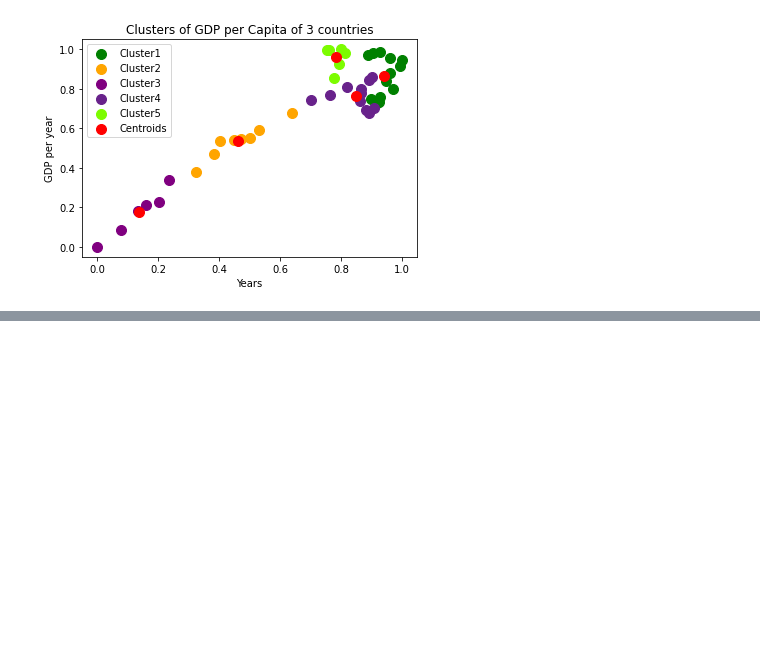
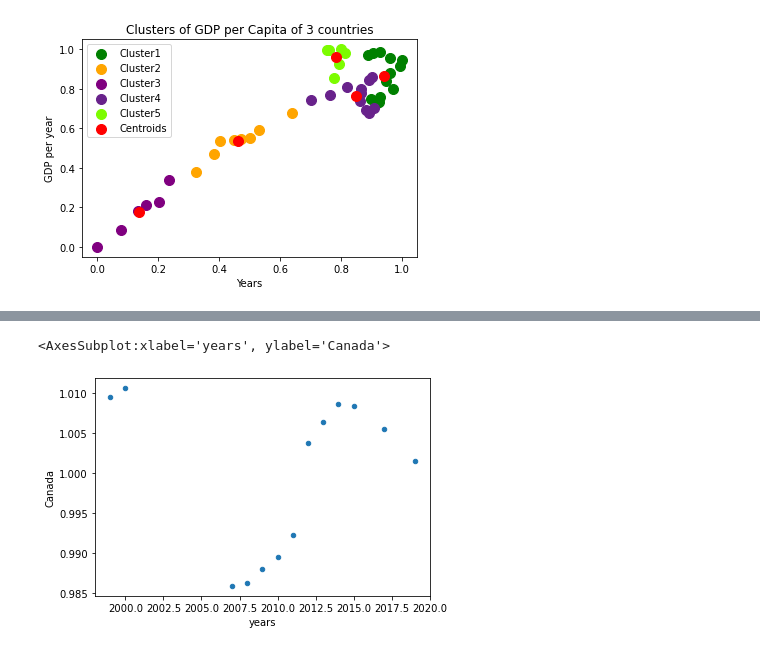
Before and after one commit to puneethegde72/Cluster-and-Fitting, a Jupyter notebook: Cluster and Fitting .ipynb, the cells around one changed output, grey strips where cells are left out. Saved outputs shown, nothing was run; the diff lists cells and outputs as text; code cells hidden in the pictures; blank space fills up the shorter version.

```diff
--- a/Cluster and Fitting .ipynb
+++ b/Cluster and Fitting .ipynb
@@ -247,0 +259,5 @@ ModuleNotFoundError: No module named 'errors'
+# %%
+school_y.plot.scatter(x='years',y='Canada')
+# %% [output]
+<AxesSubplot:xlabel='years', ylabel='Canada'>
+[figure, added]
```
Also changed, not shown: parts of 14 cells of this notebook.
